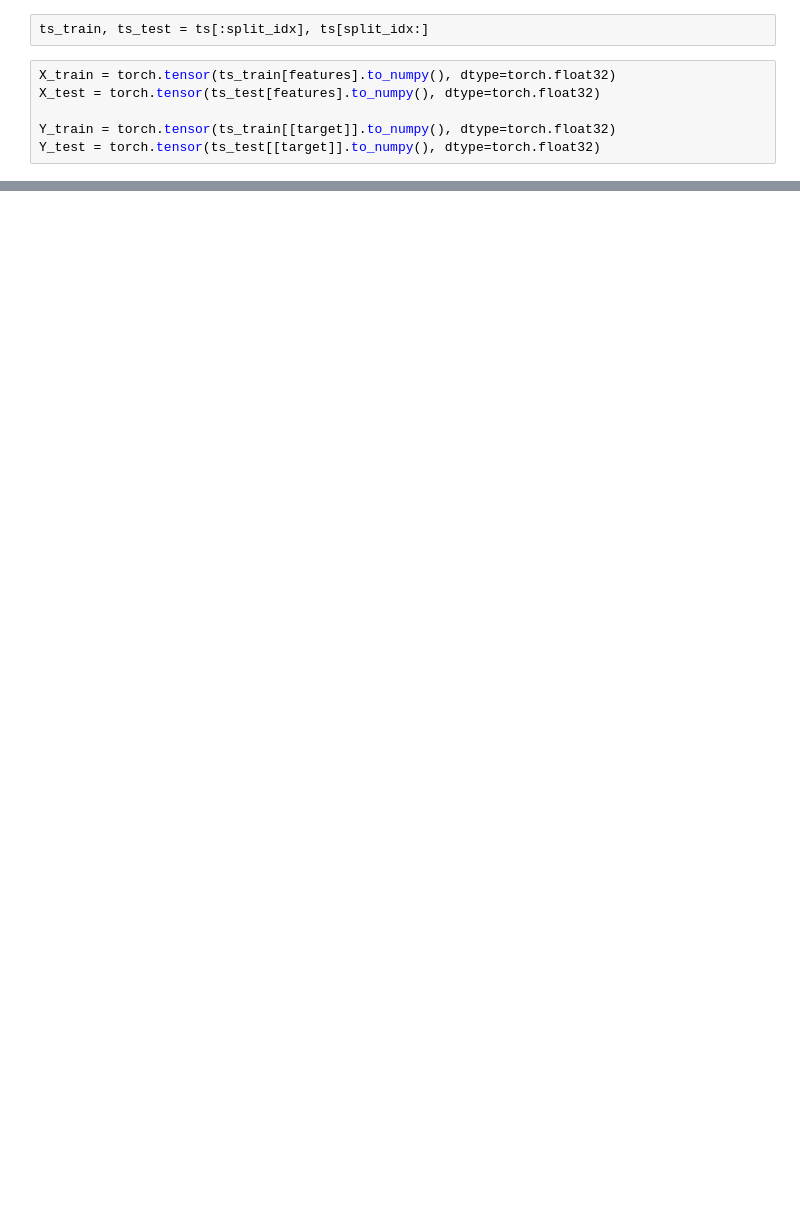
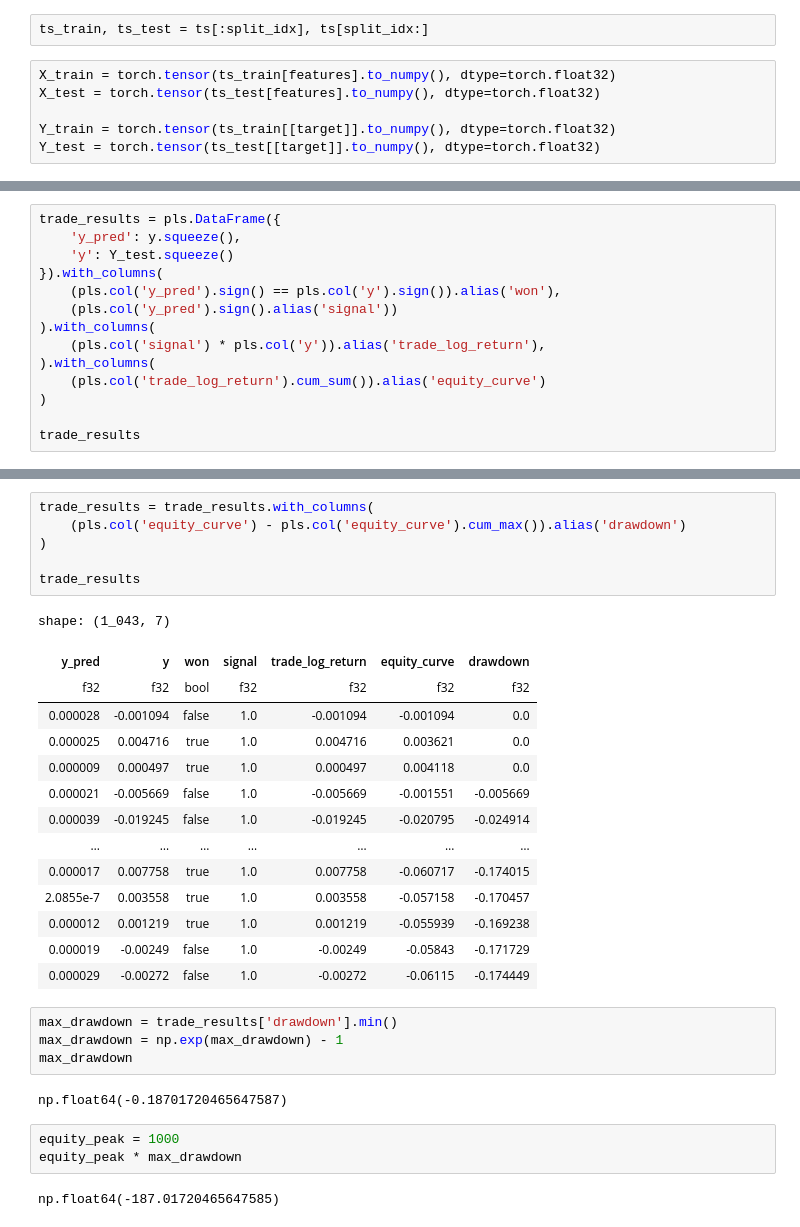
Before and after one commit to hassan-zonee/Quant--ml-crypto-price-prediction, a Jupyter notebook: notebook.ipynb, the cells around one changed output, grey strips where cells are left out. Cells and saved outputs as stored; diff of their text form; blank space fills up the shorter version.

```diff
--- a/notebook.ipynb
+++ b/notebook.ipynb
@@ -181,0 +184,14 @@ Test Loss: 0.000018, Train Loss: 0.000012
+# %%
+trade_results = pls.DataFrame({
+    'y_pred': y.squeeze(),
+    'y': Y_test.squeeze()
+}).with_columns(
+    (pls.col('y_pred').sign() == pls.col('y').sign()).alias('won'),
+    (pls.col('y_pred').sign().alias('signal'))
+).with_columns(
+    (pls.col('signal') * pls.col('y')).alias('trade_log_return'),
+).with_columns(
+    (pls.col('trade_log_return').cum_sum()).alias('equity_curve')
+)
+
+trade_results
@@ -181,0 +217,32 @@ Test Loss: 0.000018, Train Loss: 0.000012
+# %%
+trade_results = trade_results.with_columns(
+    (pls.col('equity_curve') - pls.col('equity_curve').cum_max()).alias('drawdown')
+)
+
+trade_results
+# %% [output]
+shape: (1_043, 7)
+| y_pred | y | won | signal | trade_log_return | equity_curve | drawdown |
+| f32 | f32 | bool | f32 | f32 | f32 | f32 |
+| 0.000028 | -0.001094 | false | 1.0 | -0.001094 | -0.001094 | 0.0 |
+| 0.000025 | 0.004716 | true | 1.0 | 0.004716 | 0.003621 | 0.0 |
+| 0.000009 | 0.000497 | true | 1.0 | 0.000497 | 0.004118 | 0.0 |
+| 0.000021 | -0.005669 | false | 1.0 | -0.005669 | -0.001551 | -0.005669 |
+| 0.000039 | -0.019245 | false | 1.0 | -0.019245 | -0.020795 | -0.024914 |
+| … | … | … | … | … | … | … |
+| 0.000017 | 0.007758 | true | 1.0 | 0.007758 | -0.060717 | -0.174015 |
+| 2.0855e-7 | 0.003558 | true | 1.0 | 0.003558 | -0.057158 | -0.170457 |
+| 0.000012 | 0.001219 | true | 1.0 | 0.001219 | -0.055939 | -0.169238 |
+| 0.000019 | -0.00249 | false | 1.0 | -0.00249 | -0.05843 | -0.171729 |
+| 0.000029 | -0.00272 | false | 1.0 | -0.00272 | -0.06115 | -0.174449 |
+# %%
+max_drawdown = trade_results['drawdown'].min()
+max_drawdown = np.exp(max_drawdown) - 1
+max_drawdown
+# %% [output]
+np.float64(-0.18701720465647587)
+# %%
+equity_peak = 1000
+equity_peak * max_drawdown
+# %% [output]
+np.float64(-187.01720465647585)
```
Also changed, not shown: parts of 10 cells of this notebook.
